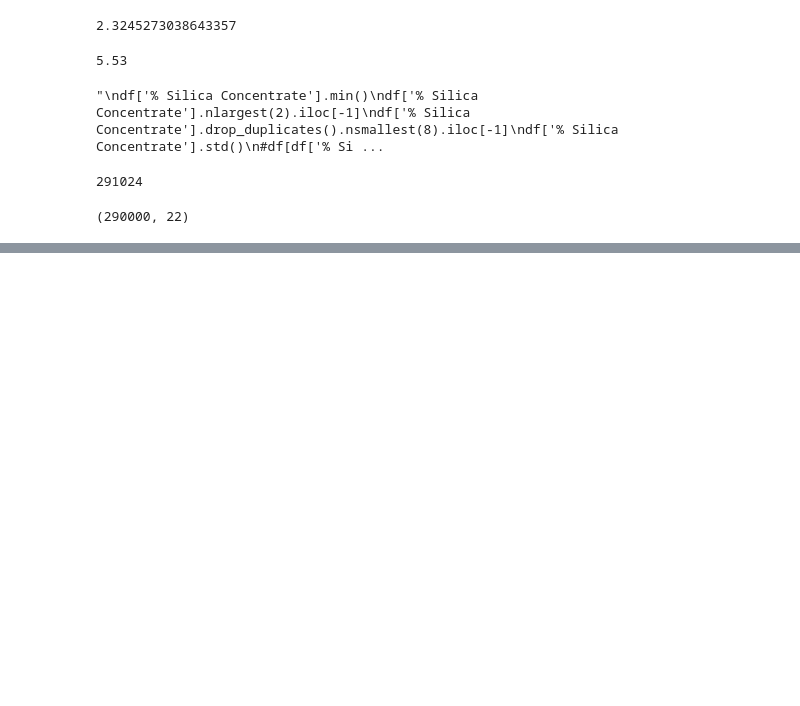
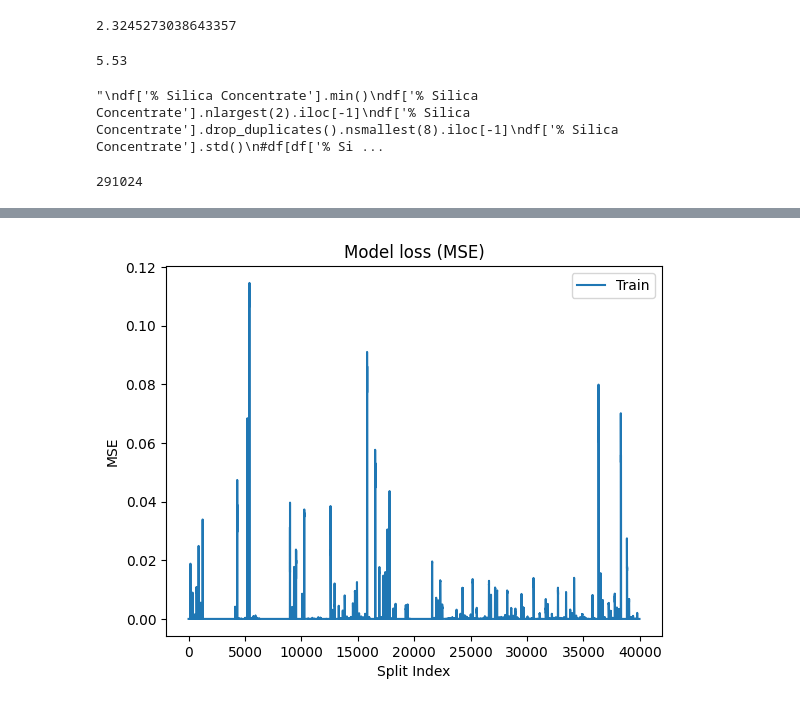
Before and after one commit to aminuldidar/ADAML-Project-Work, a Jupyter notebook: preprocessing_sub.ipynb, the cells around one changed output, grey strips where cells are left out. Saved outputs shown, nothing was run; the diff lists cells and outputs as text; code cells hidden in the pictures; blank space fills up the shorter version.

```diff
--- a/preprocessing_sub.ipynb
+++ b/preprocessing_sub.ipynb
@@ -699,14 +702,13 @@ train_set_size = int(df.shape[0]*0.8)-1024
 
 df_train = df[0:train_set_size]
 
-df_train.shape
+# df_train.shape
-# %% [output]
-(290000, 22)
 # %%
 import os
 import time
 import numpy as np
 import pandas as pd
+import progressbar  # pip install progressbar2
 from sklearn.preprocessing import StandardScaler
 from sklearn.cross_decomposition import PLSRegression
 from sklearn.metrics import mean_squared_error
@@ -720,36 +722,46 @@ prediction_horizon = 3
 test_set_size = len(df_train)
 interval_id = 0
 
-scaler = StandardScaler()
 all_train_loss = []
 
 # Create a PLS regression model
-model = PLSRegression(n_components=20)
+model = PLSRegression(n_components=7)
 
 # Implement rolling-window cross-validation
 n_splits = len(df_train) - window_size - prediction_horizon + 1
 
-for i in range(n_splits):
+X_scalers = []
+y_centers = []
+
+# TODO taking just a part
+for i in progressbar.progressbar(range(n_splits - 250000)):
     # Perform jump if we are at the end of a period! We do not want to predict from 2 months past!
     if i + window_size + prediction_horizon >= interval_lens_cum_sums[interval_id]:
         if i < interval_lens_cum_sums[interval_id]:
             continue
         else:
             interval_id += 1
+
     # Extract the current window of data
     window_data = df_train.iloc[i:i + window_size + prediction_horizon]
 
     # Split the window data into features (X) and target (y)
     X_train = window_data.iloc[:window_size].drop(columns=['% Silica Concentrate']).values
-    y_train = window_data.iloc[prediction_horizon:]['% Silica Concentrate'].values
+    y_train_past = window_data.iloc[:window_size]['% Silica Concentrate'].values
+    y_train = window_data.iloc[1:window_size + 1]['% Silica Concentrate'].values - np.mean(y_train_past)
+    y_centers.append(np.mean(y_train_past))
 
+    scaler = StandardScaler()
     X_train = scaler.fit_transform(X_train)
+    X_scalers.append(scaler)
 
     try:
         model.fit(X_train, y_train)
     except Exception as e:
-        #print(f"An exception occurred while fitting the model at split {i}.")
-        continue
+        ...
+        # print(e)
+        # print(y_train)
+        # print(f"An exception occurred while fitting the model at split {i}.")
 
     # Predict the target values
     y_train_pred = model.predict(X_train)
@@ -765,3 +777,4 @@ plt.ylabel('MSE')
 plt.xlabel('Split Index')
 plt.legend(loc='upper right')
 plt.show()
+# %% [output]
@@ -768,3 +782,4 @@ plt.show()
+[figure, added]
 # %%
 # Predict on validation data
 y_true = []  # True target values
```
Also changed, not shown: parts of 6 cells of this notebook.
